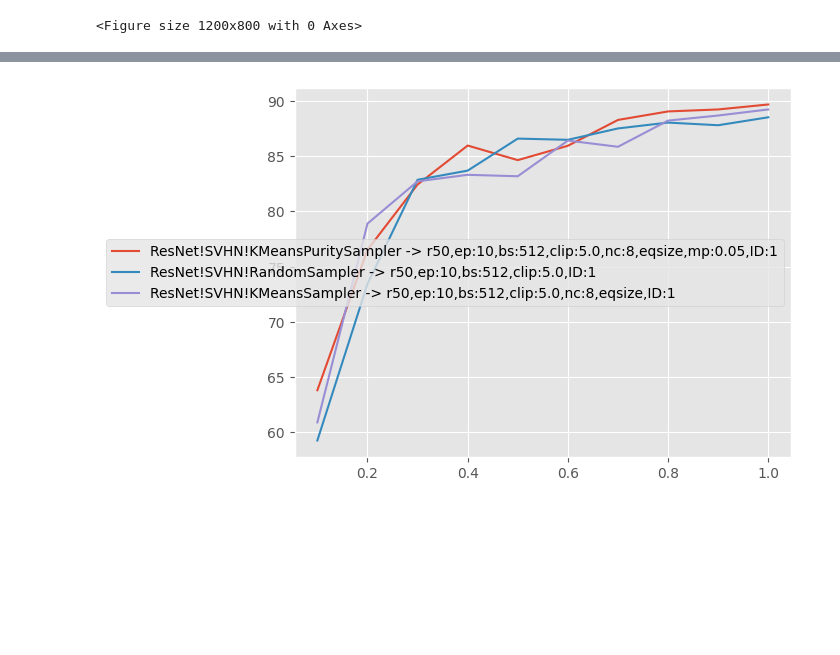
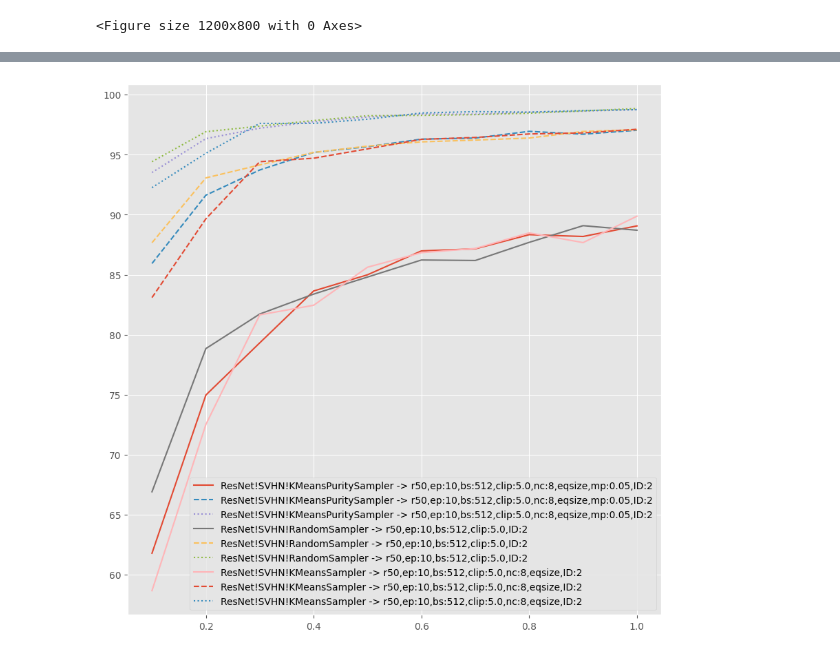
Before and after one commit to Drske/KISS, a Jupyter notebook: notebooks/results.ipynb, the cells around one changed output, grey strips where cells are left out. Cells and saved outputs as stored; diff of their text form; code cells hidden in the pictures; blank space fills up the shorter version.

```diff
--- a/notebooks/results.ipynb
+++ b/notebooks/results.ipynb
@@ -19,6 +19,12 @@ def gather_stats(experiment_path):
             with open(os.path.join(dir_path, 'acc.txt'), 'r') as f:
                 acc = float(f.read().strip()[:-1])
 
+            with open(os.path.join(dir_path, 'top3.txt'), 'r') as f:
+                top3 = float(f.read().strip()[:-1])
+
+            with open(os.path.join(dir_path, 'top5.txt'), 'r') as f:
+                top5 = float(f.read().strip()[:-1])
+
             with open(os.path.join(dir_path, 'ratio.txt'), 'r') as f:
                 ratio = float(f.read().strip()[:-1])
 
@@ -35,6 +41,8 @@ def gather_stats(experiment_path):
                 df = pd.DataFrame({
                     'runid': [runid],
                     'acc': [acc],
+                    'top3': [top3],
+                    'top5': [top5],
                     'ratio': [ratio],
                     'train_size': [train_size],
                     'valid_size': [valid_size],
@@ -44,6 +52,8 @@ def gather_stats(experiment_path):
                 df = pd.concat((df, pd.DataFrame({
                     'runid': [runid],
                     'acc': [acc],
+                    'top3': [top3],
+                    'top5': [top5],
                     'ratio': [ratio],
                     'train_size': [train_size],
                     'valid_size': [valid_size],
@@ -56,16 +66,20 @@ def gather_stats(experiment_path):
 # %% [output]
 <Figure size 1200x800 with 0 Axes>
 # %%
+plt.figure(figsize=(10,10))
+
 for experiment in os.listdir("../experiments"):
-    if not experiment.startswith("ResNet!CIFAR100!"): continue
+    if not experiment.startswith("ResNet!CIFAR100"): continue
 
     for run in os.listdir(os.path.join("../experiments", experiment)):
         path = os.path.join("../experiments", experiment, run)
 
         df = gather_stats(path)
-        df = df.sort_values(by='runid')
-
-        plt.plot(df['ratio'], df['acc'], label=f"{experiment} -> {run}")
+        if df is not None:
+            df = df.sort_values(by='runid')
+            plt.plot(df['ratio'], df['acc'], label=f"{experiment} -> {run}")
+            plt.plot(df['ratio'], df['top3'], label=f"{experiment} -> {run}", linestyle='--')
+            plt.plot(df['ratio'], df['top5'], label=f"{experiment} -> {run}", linestyle=':')
 
 plt.legend()
 plt.show()
@@ -74,17 +88,21 @@ plt.show()
 # %%
+plt.figure(figsize=(10,10))
+
 for experiment in os.listdir("../experiments"):
-    if not experiment.startswith("ResNet!SVHN!"): continue
+    if not experiment.startswith("ResNet!SVHN"): continue
 
     for run in os.listdir(os.path.join("../experiments", experiment)):
         path = os.path.join("../experiments", experiment, run)
 
         df = gather_stats(path)
-        df = df.sort_values(by='runid')
-
-        plt.plot(df['ratio'], df['acc'], label=f"{experiment} -> {run}")
+        if df is not None:
+            df = df.sort_values(by='runid')
+            plt.plot(df['ratio'], df['acc'], label=f"{experiment} -> {run}")
+            plt.plot(df['ratio'], df['top3'], label=f"{experiment} -> {run}", linestyle='--')
+            plt.plot(df['ratio'], df['top5'], label=f"{experiment} -> {run}", linestyle=':')
 
 plt.legend()
 plt.show()
 # %% [output]
-[figure, old version]
+[figure, new version]
 # %%
```
Also changed, not shown: parts of 3 cells of this notebook, 5 other files.
